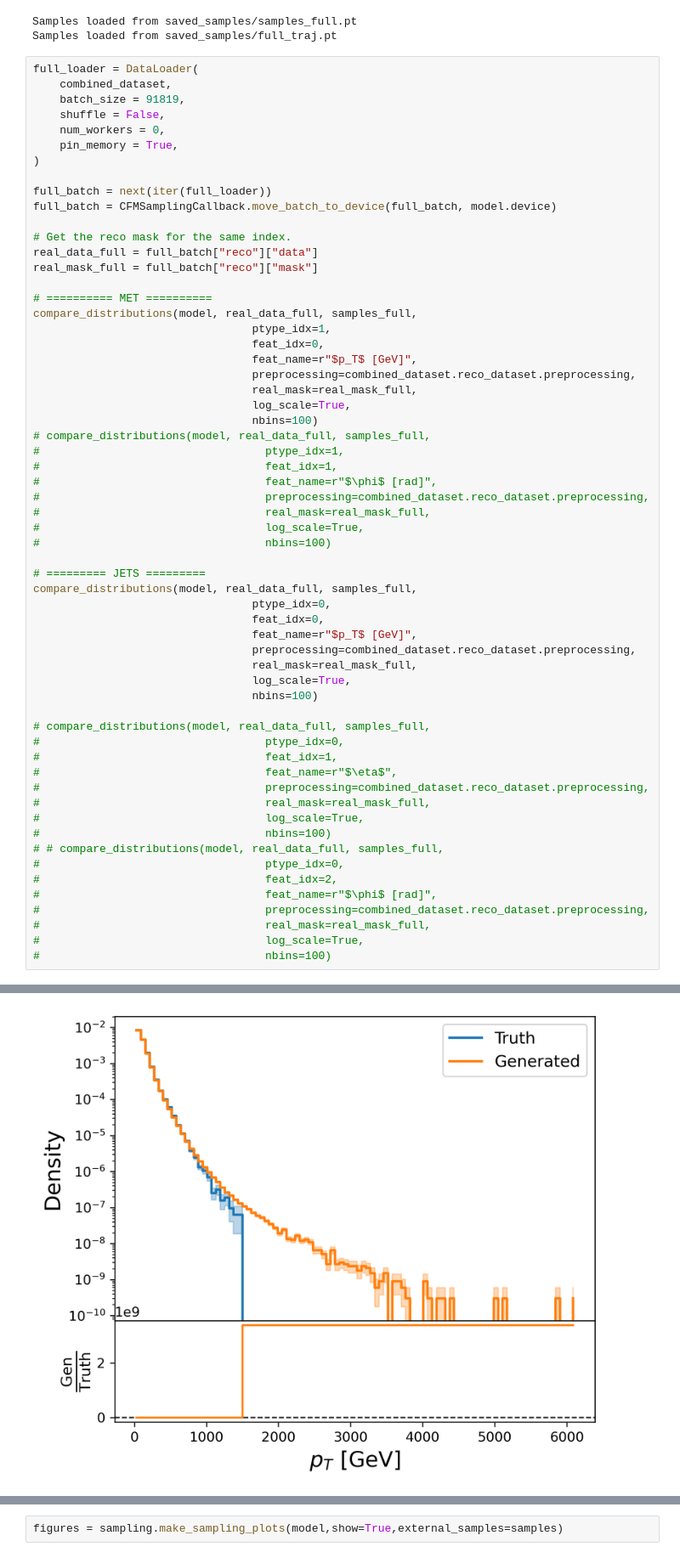
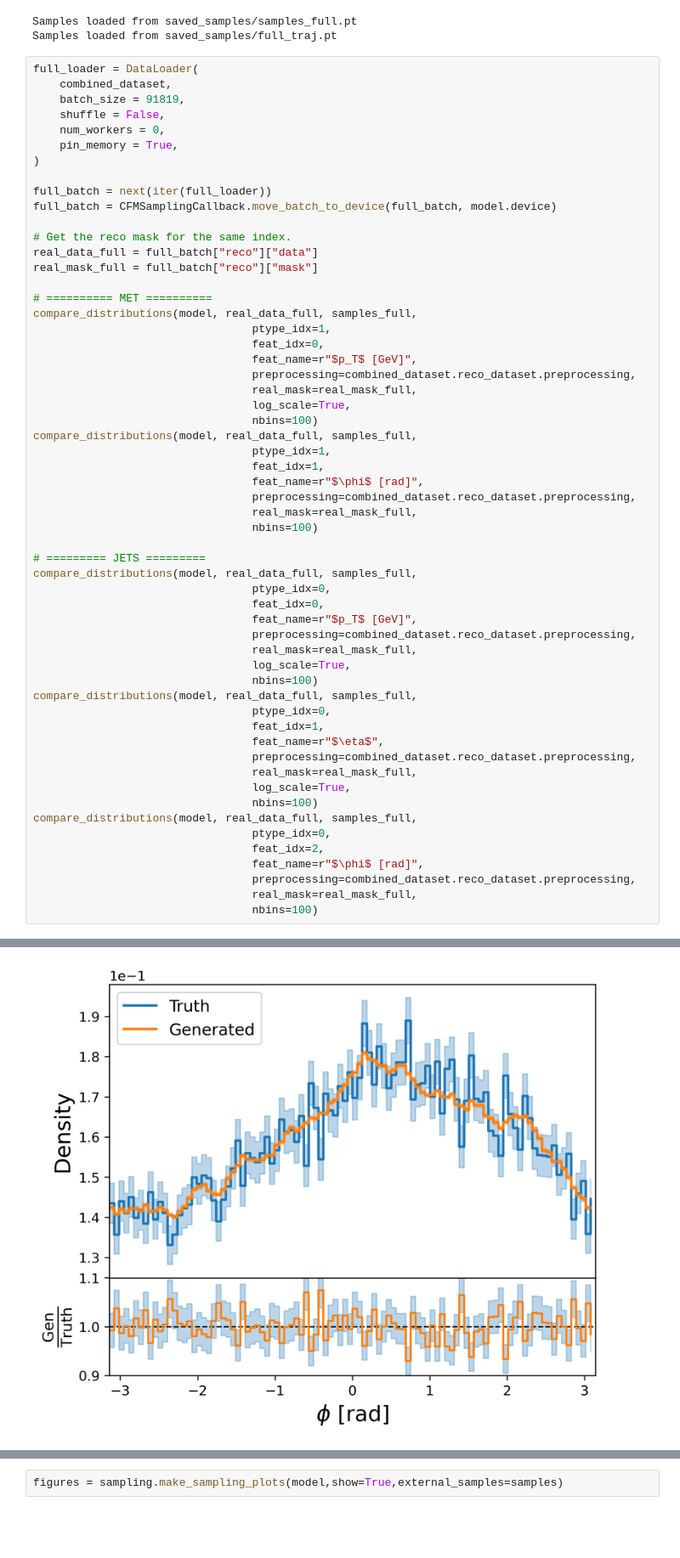
Before and after one commit to themrluke/memflow-msci-project, a Jupyter notebook: memflow/ttH/CFM_inference.ipynb, the cells around one changed output, grey strips where cells are left out. Shown at 85% size. Drawn from its saved outputs; the diff is of its cells as text; blank space fills up the shorter version.

Commit message:
fixed scales and all distribution plots working

```diff
--- a/memflow/ttH/CFM_inference.ipynb
+++ b/memflow/ttH/CFM_inference.ipynb
@@ -343,14 +343,13 @@ compare_distributions(model, real_data_full, samples_full,
                                  real_mask=real_mask_full,
                                  log_scale=True,
                                  nbins=100)
-# compare_distributions(model, real_data_full, samples_full,
-#                                  ptype_idx=1,
-#                                  feat_idx=1,
-#                                  feat_name=r"$\phi$ [rad]",
-#                                  preprocessing=combined_dataset.reco_dataset.preprocessing,
-#                                  real_mask=real_mask_full,
-#                                  log_scale=True,
-#                                  nbins=100)
+compare_distributions(model, real_data_full, samples_full,
+                                 ptype_idx=1,
+                                 feat_idx=1,
+                                 feat_name=r"$\phi$ [rad]",
+                                 preprocessing=combined_dataset.reco_dataset.preprocessing,
+                                 real_mask=real_mask_full,
+                                 nbins=100)
 
 # ========= JETS =========
 compare_distributions(model, real_data_full, samples_full,
@@ -361,21 +360,19 @@ compare_distributions(model, real_data_full, samples_full,
                                  real_mask=real_mask_full,
                                  log_scale=True,
                                  nbins=100)
-
-# compare_distributions(model, real_data_full, samples_full,
-#                                  ptype_idx=0,
-#                                  feat_idx=1,
-#                                  feat_name=r"$\eta$",
-#                                  preprocessing=combined_dataset.reco_dataset.preprocessing,
-#                                  real_mask=real_mask_full,
-#                                  log_scale=True,
-#                                  nbins=100)
-# # compare_distributions(model, real_data_full, samples_full,
-#                                  ptype_idx=0,
-#                                  feat_idx=2,
-#                                  feat_name=r"$\phi$ [rad]",
-#                                  preprocessing=combined_dataset.reco_dataset.preprocessing,
-#                                  real_mask=real_mask_full,
-#                                  log_scale=True,
-#                                  nbins=100)
+compare_distributions(model, real_data_full, samples_full,
+                                 ptype_idx=0,
+                                 feat_idx=1,
+                                 feat_name=r"$\eta$",
+                                 preprocessing=combined_dataset.reco_dataset.preprocessing,
+                                 real_mask=real_mask_full,
+                                 log_scale=True,
+                                 nbins=100)
+compare_distributions(model, real_data_full, samples_full,
+                                 ptype_idx=0,
+                                 feat_idx=2,
+                                 feat_name=r"$\phi$ [rad]",
+                                 preprocessing=combined_dataset.reco_dataset.preprocessing,
+                                 real_mask=real_mask_full,
+                                 nbins=100)
 # %% [output]
@@ -383 +380 @@ compare_distributions(model, real_data_full, samples_full,
-[figure, old version]
+[figure, new version]
```
Also changed, not shown: parts of 1 cell of this notebook, 1 other file.
